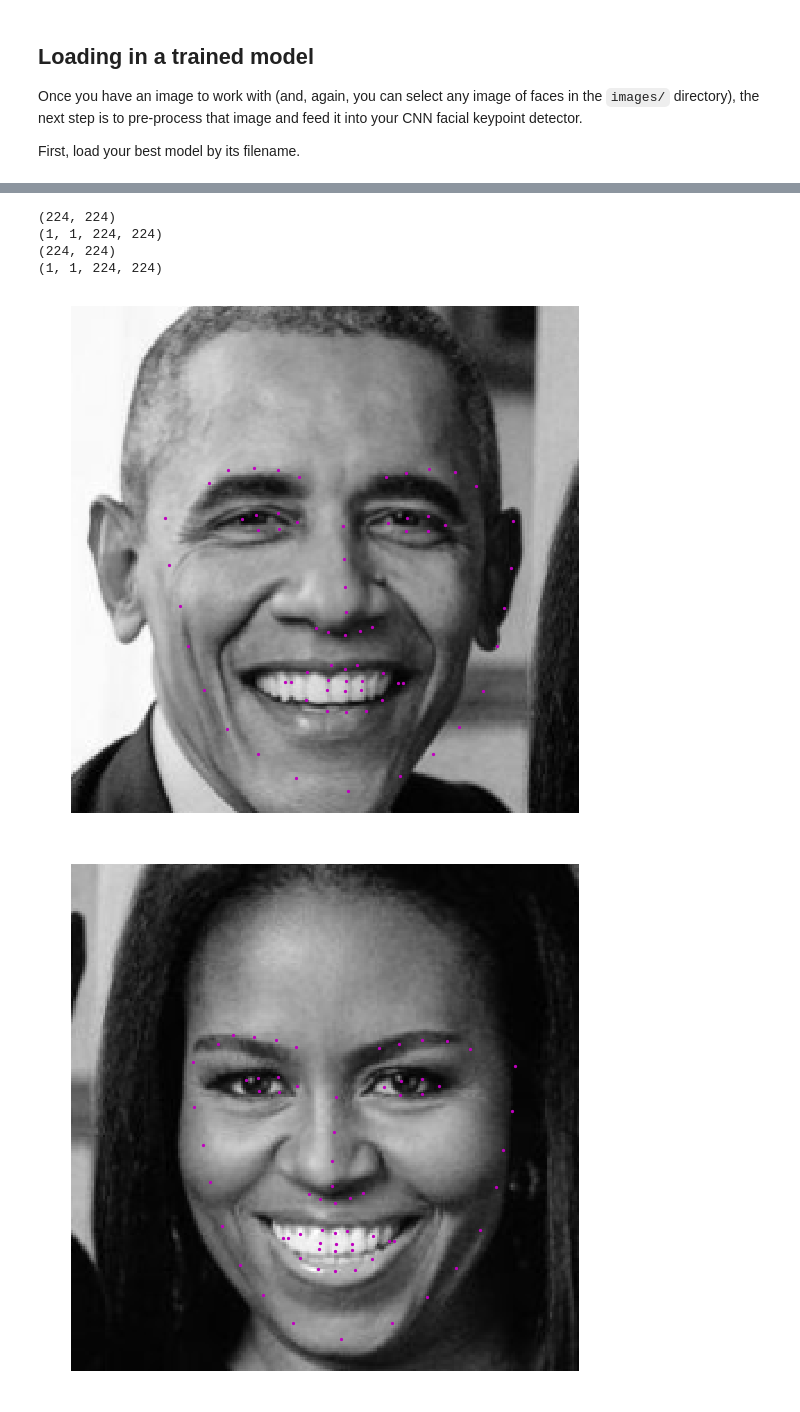
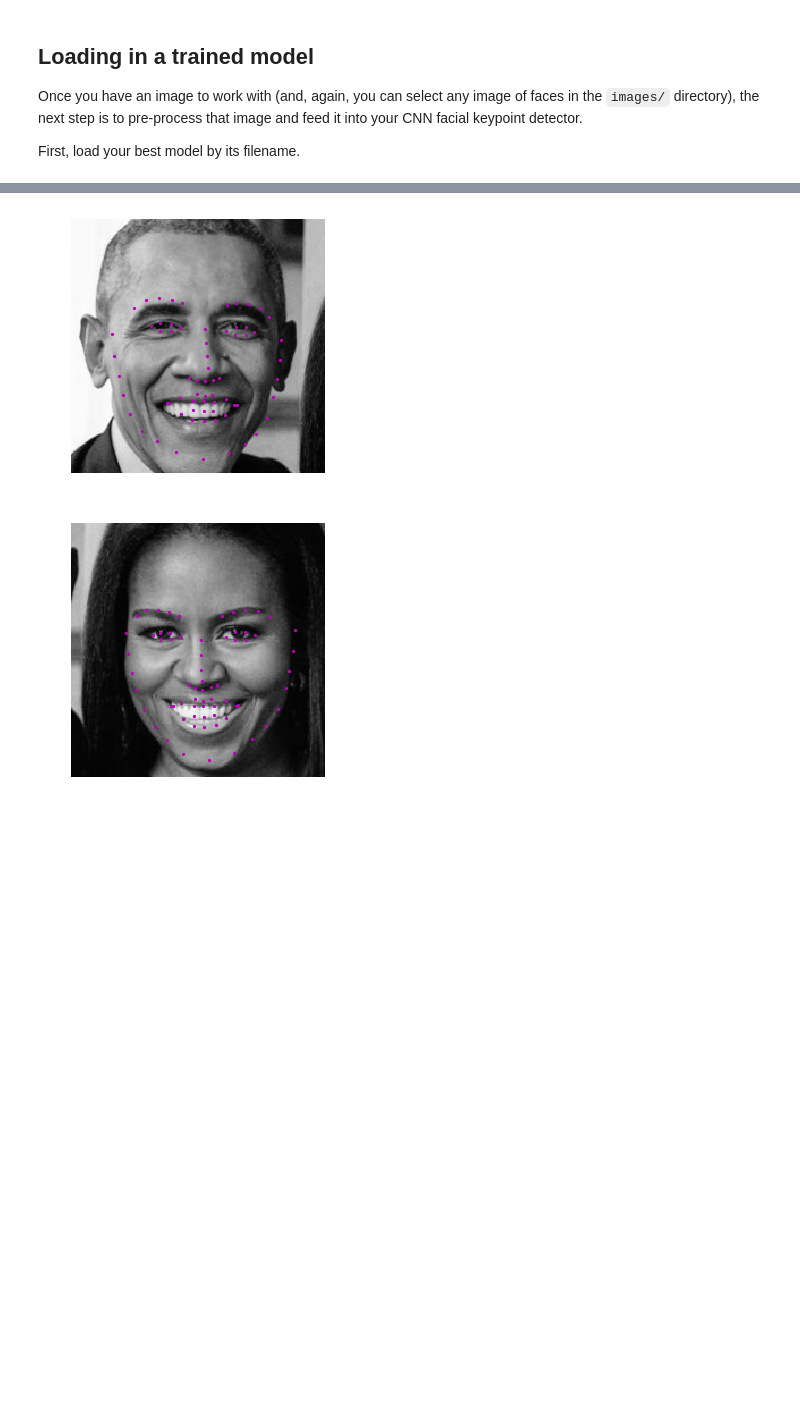
Before and after one commit to nonlining/CV_Projects, a Jupyter notebook: P1_Facial_Keypoints-master/3. Facial Keypoint Detection, Complete Pipeline.ipynb, the cells around one changed output, grey strips where cells are left out. Saved outputs shown, nothing was run; the diff lists cells and outputs as text; code cells hidden in the pictures; blank space fills up the shorter version.

```diff
--- a/P1_Facial_Keypoints-master/3. Facial Keypoint Detection, Complete Pipeline.ipynb
+++ b/P1_Facial_Keypoints-master/3. Facial Keypoint Detection, Complete Pipeline.ipynb
@@ -129,7 +129,7 @@ def visualize_output(faces, test_outputs):
 
     batch_size = len(faces)
     for i, face in enumerate(faces):
-        plt.figure(figsize=(20,10))
+        plt.figure(figsize=(10,10))
         ax = plt.subplot(1, batch_size, i+1)
 
         predicted_key_pts = test_outputs[i].data
@@ -161,36 +161,32 @@ for (x,y,w,h) in faces:
 
     ## TODO: Normalize the grayscale image so that its color range falls in [0,1] instead of [0,255]
     roi = (roi / 255.).astype(np.float32)
 
     ## TODO: Rescale the detected face to be the expected square size for your CNN (224x224, suggested)
     roi = cv2.resize(roi, (224, 224))
 
     images.append(roi)
 
     ## TODO: Reshape the numpy image shape (H x W x C) into a torch image shape (C x H x W)
 
     if len(roi.shape) == 2:
         roi = np.expand_dims(roi, axis=0)
     else:
         roi = np.rollaxis(roi, 2, 0)
 
     roi = np.expand_dims(roi, axis=0)
 
     ## TODO: Make facial keypoint predictions using your loaded, trained network
     ## wrap each face region in a Variable and perform a forward pass to get the predicted facial keypoints
     roi = torch.from_numpy(roi).type(torch.FloatTensor).cuda()
     results = net.forward(roi)
 
     results = results.view(results.size()[0], 68, -1).cpu()
 
     keypoints.append(results[0])
 
 ## TODO: Display each detected face and the corresponding keypoints
 visualize_output(images, keypoints)
 # %% [output]
-(224, 224)
-(1, 1, 224, 224)
-(224, 224)
-(1, 1, 224, 224)
-[figure, old version]
+[figure, new version]
-[figure, old version]
+[figure, new version]
```
Also changed, not shown: parts of 1 cell of this notebook, 4 other files.
